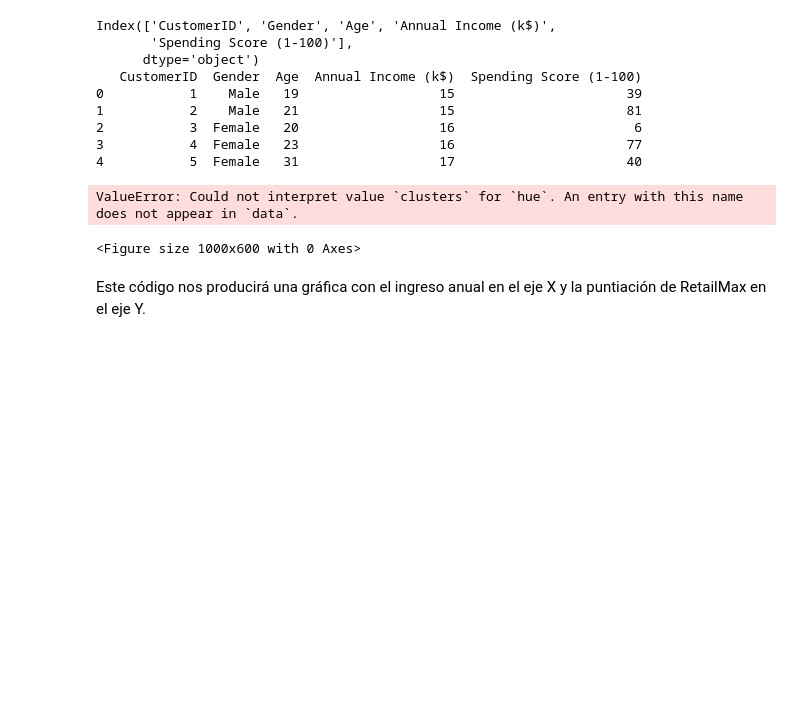
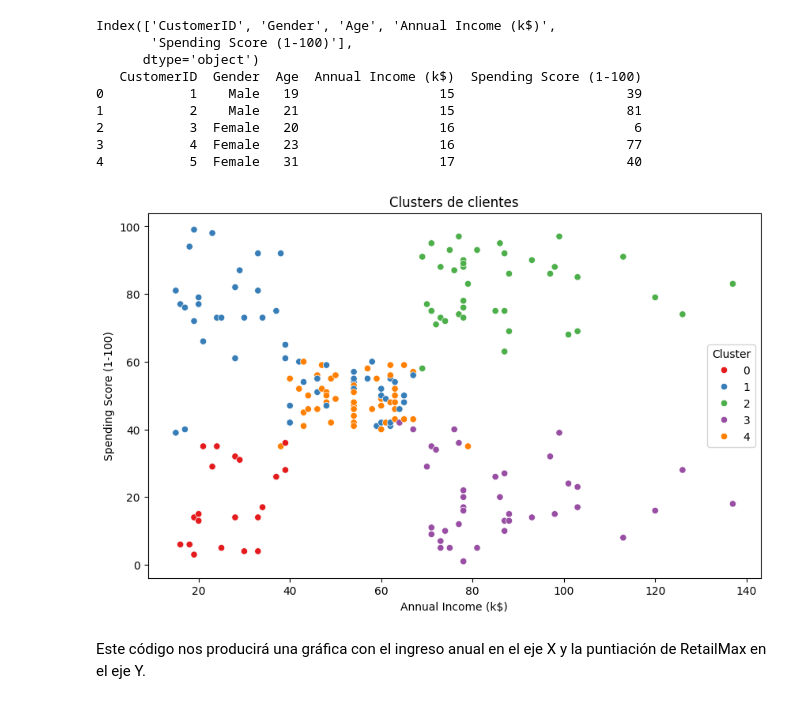
Before and after one commit to jesusvasquezjr3/Aprendizaje-No-Supervisado, a Jupyter notebook: 2_clustering.ipynb, the cells around one changed output. Cells and saved outputs as stored; diff of their text form; code cells hidden in the pictures; blank space fills up the shorter version.

Commit message:
Clustering Resultados

```diff
--- a/2_clustering.ipynb
+++ b/2_clustering.ipynb
@@ -290,13 +290,36 @@ Index(['CustomerID', 'Gender', 'Age', 'Annual Income (k$)',
 3           4  Female   23                  16                      77
 4           5  Female   31                  17                      40
 # %%
+import pandas as pd
+import seaborn as sns
+import matplotlib.pyplot as plt
+from sklearn.preprocessing import StandardScaler
+from sklearn.cluster import KMeans
+
+# Carga de Datos
+df = pd.read_csv('./data/retailmax.csv')
+
+# Selección de features
+features = df[['Age', 'Annual Income (k$)', 'Spending Score (1-100)']]
+
+# Estandarización
+scaler = StandardScaler()
+scaled_features = scaler.fit_transform(features)
+
+# Creación de clusters con k=5
+kmeans = KMeans(n_clusters=5, init='k-means++', max_iter=300, n_init=10, random_state=42)
+clusters = kmeans.fit_predict(scaled_features)
+
+# Añadir la columna de clusters al DataFrame original
+df['Cluster'] = clusters
+
+# Visualización de clusters
 plt.figure(figsize=(10, 6))
 sns.scatterplot(data=df, x='Annual Income (k$)', y='Spending Score (1-100)', hue='Cluster', palette='Set1')
 plt.title('Clusters de clientes')
 plt.show()
 # %% [output]
-ValueError: Could not interpret value `clusters` for `hue`. An entry with this name does not appear in `data`.
-<Figure size 1000x600 with 0 Axes>
+[figure, added]
 # %% [markdown]
 Este código nos producirá una gráfica con el ingreso anual en el eje X y la puntiación de RetailMax en el eje Y.
 # %% [markdown]
```
Also changed, not shown: parts of 6 cells of this notebook.
